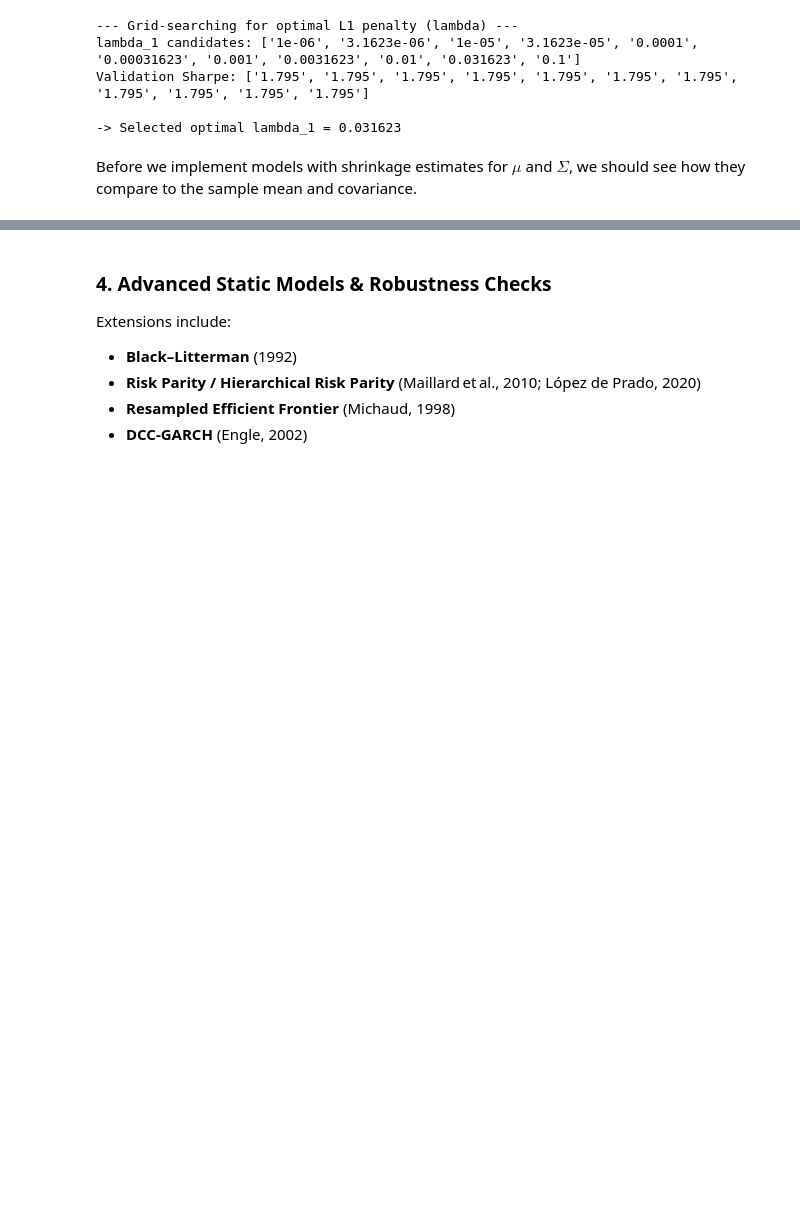
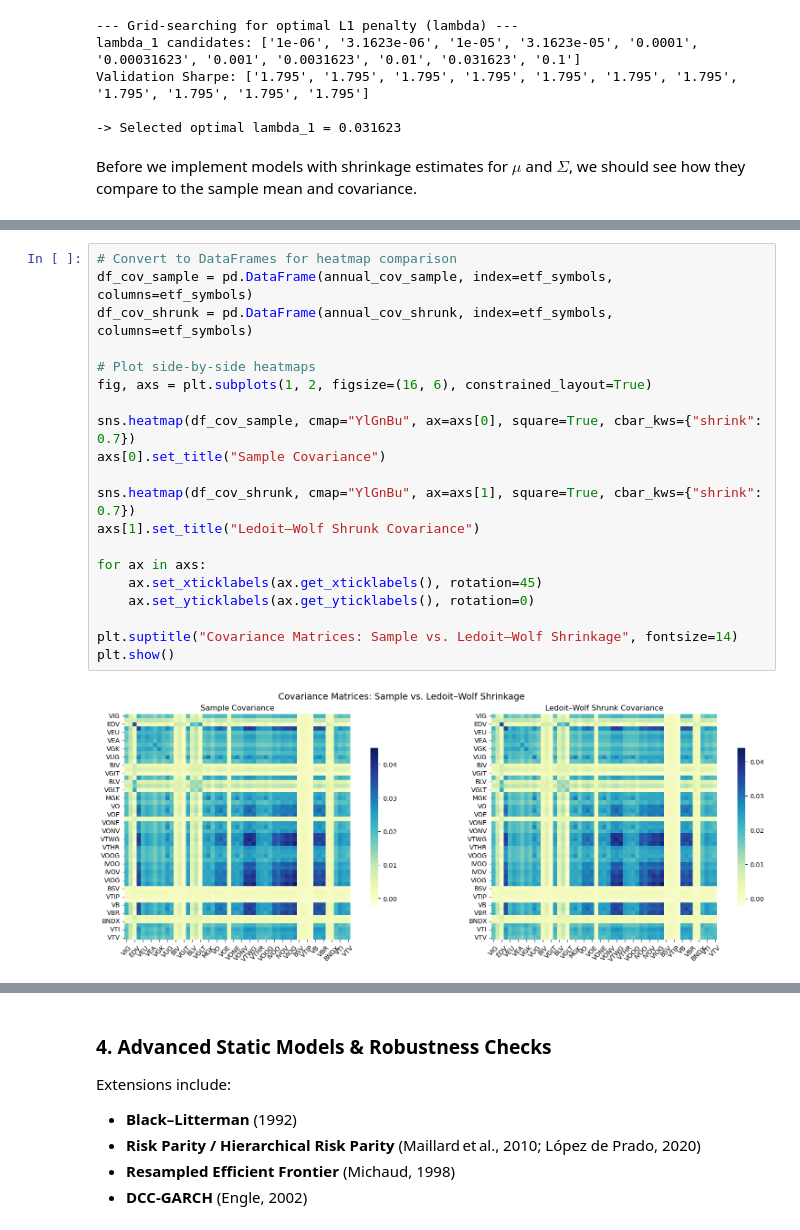
Before and after one commit to Fresearch99/etf_portfolio_optimization, a Jupyter notebook: Optimal_Portfolio_Analysis.ipynb, the cells around one changed output, grey strips where cells are left out. Drawn from its saved outputs; the diff is of its cells as text; blank space fills up the shorter version.

```diff
--- a/Optimal_Portfolio_Analysis.ipynb
+++ b/Optimal_Portfolio_Analysis.ipynb
@@ -927,0 +950,22 @@ annual_cov_shrunk = lw.covariance_ * 12
+# %%
+# Convert to DataFrames for heatmap comparison
+df_cov_sample = pd.DataFrame(annual_cov_sample, index=etf_symbols, columns=etf_symbols)
+df_cov_shrunk = pd.DataFrame(annual_cov_shrunk, index=etf_symbols, columns=etf_symbols)
+
+# Plot side-by-side heatmaps
+fig, axs = plt.subplots(1, 2, figsize=(16, 6), constrained_layout=True)
+
+sns.heatmap(df_cov_sample, cmap="YlGnBu", ax=axs[0], square=True, cbar_kws={"shrink": 0.7})
+axs[0].set_title("Sample Covariance")
+
+sns.heatmap(df_cov_shrunk, cmap="YlGnBu", ax=axs[1], square=True, cbar_kws={"shrink": 0.7})
+axs[1].set_title("Ledoit–Wolf Shrunk Covariance")
+
+for ax in axs:
+    ax.set_xticklabels(ax.get_xticklabels(), rotation=45)
+    ax.set_yticklabels(ax.get_yticklabels(), rotation=0)
+
+plt.suptitle("Covariance Matrices: Sample vs. Ledoit–Wolf Shrinkage", fontsize=14)
+plt.show()
+# %% [output]
+[figure, added]
```
Also changed, not shown: parts of 8 cells of this notebook.
